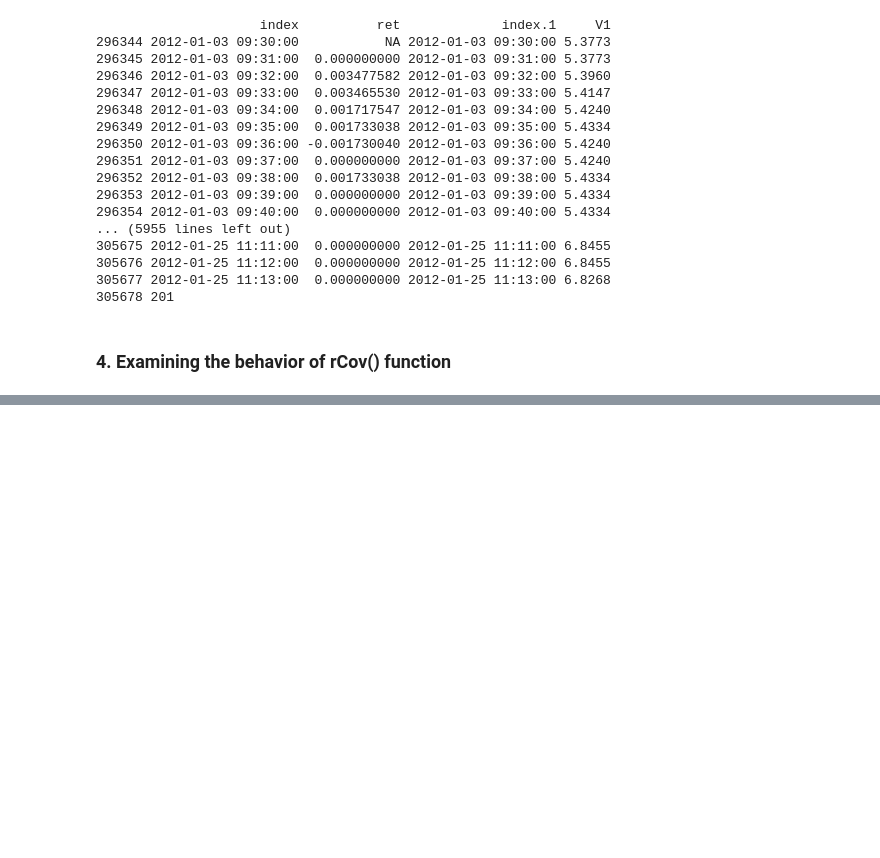
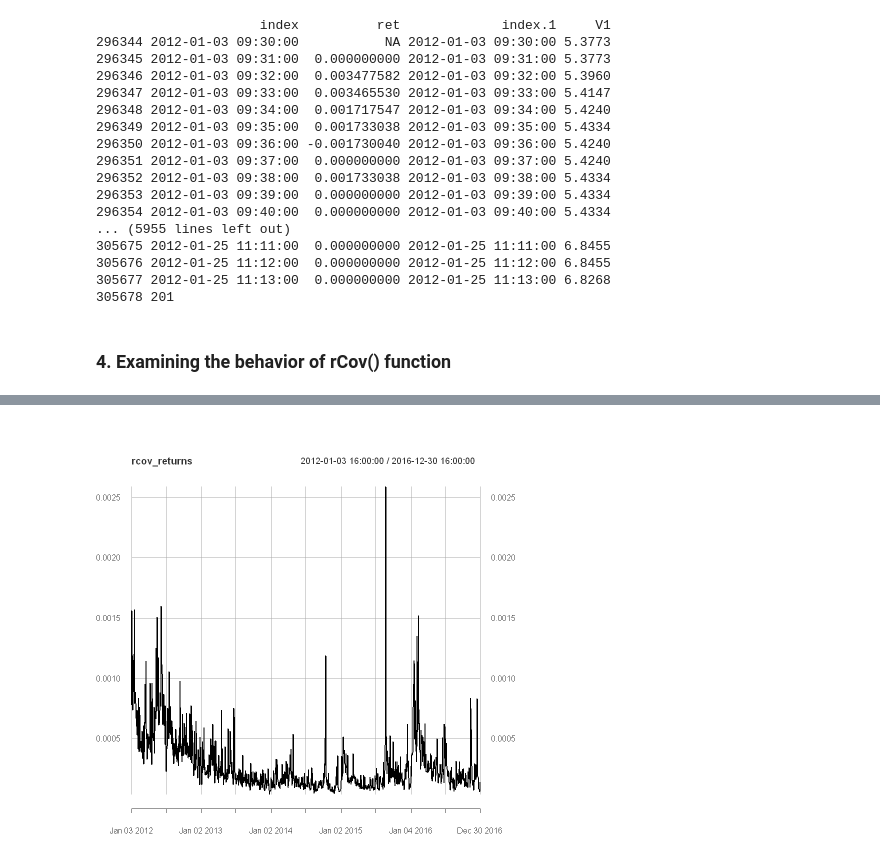
Before and after one commit to JanK0095/Financial-Econometrics-Course-Projects, a Jupyter notebook: HW3/FE1_HW3_Kubal_Mattanelli.ipynb, the cells around one changed output, grey strips where cells are left out. Cells and saved outputs as stored; diff of their text form; code cells hidden in the pictures; blank space fills up the shorter version.

```diff
--- a/HW3/FE1_HW3_Kubal_Mattanelli.ipynb
+++ b/HW3/FE1_HW3_Kubal_Mattanelli.ipynb
@@ -205,0 +229,4 @@ XOM_intr_returns$ret[format(XOM_intr_returns$index, '%H:%M') == '09:30'] <- NA
+# %%
+plot(rcov_returns) #<- it has probably problem with NAs
+# %% [output]
+[figure, added]
```
Also changed, not shown: parts of 7 cells of this notebook.
